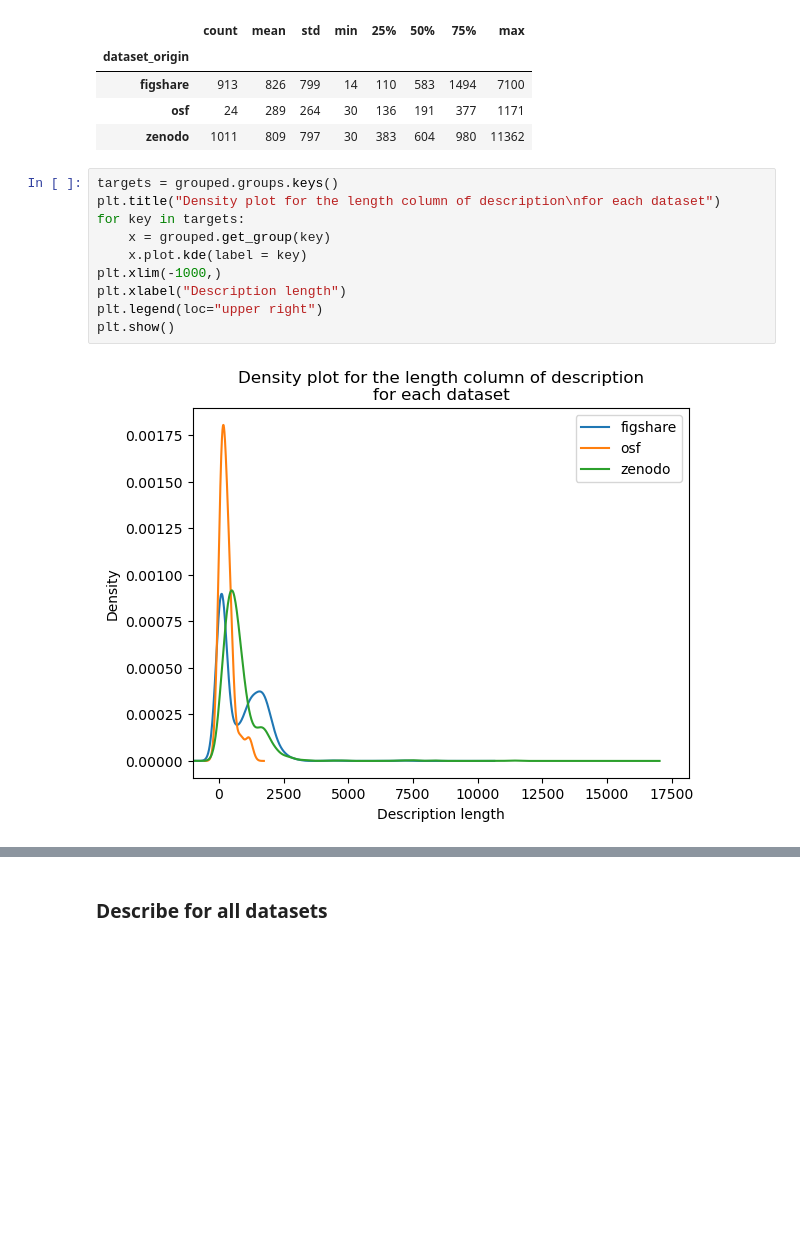
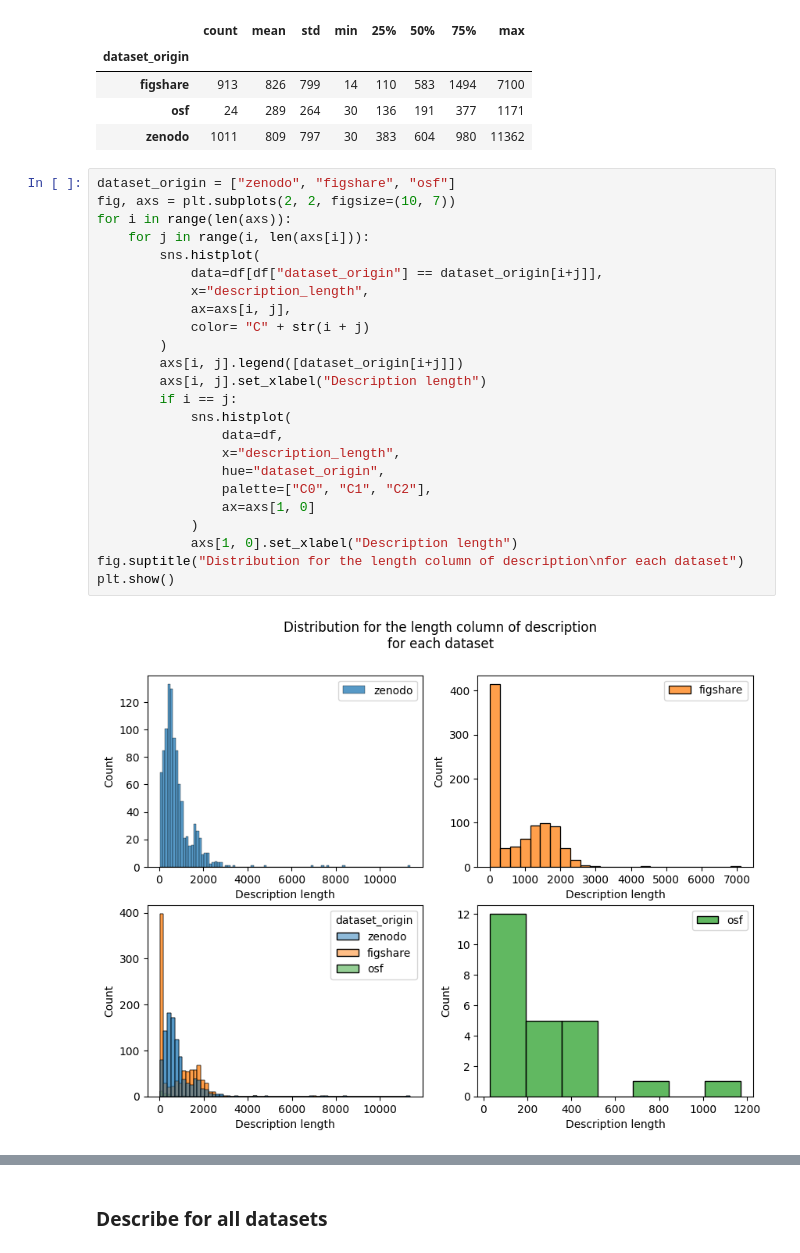
Before and after one commit to pierrepo/mdner, a Jupyter notebook: notebooks/annotation_analysis.ipynb, the cells around one changed output, grey strips where cells are left out. Saved outputs shown, nothing was run; the diff lists cells and outputs as text; blank space fills up the shorter version.

```diff
--- a/notebooks/annotation_analysis.ipynb
+++ b/notebooks/annotation_analysis.ipynb
@@ -35,14 +38,28 @@ grouped.describe()
 | osf | 24 | 289 | 264 | 30 | 136 | 191 | 377 | 1171 |
 | zenodo | 1011 | 809 | 797 | 30 | 383 | 604 | 980 | 11362 |
 # %%
-targets = grouped.groups.keys()
-plt.title("Density plot for the length column of description\nfor each dataset")
-for key in targets:
-    x = grouped.get_group(key)
-    x.plot.kde(label = key)
-plt.xlim(-1000,)
-plt.xlabel("Description length")
-plt.legend(loc="upper right")
+dataset_origin = ["zenodo", "figshare", "osf"]
+fig, axs = plt.subplots(2, 2, figsize=(10, 7))
+for i in range(len(axs)):
+    for j in range(i, len(axs[i])):
+        sns.histplot(
+            data=df[df["dataset_origin"] == dataset_origin[i+j]],
+            x="description_length",
+            ax=axs[i, j],
+            color= "C" + str(i + j)
+        )
+        axs[i, j].legend([dataset_origin[i+j]])
+        axs[i, j].set_xlabel("Description length")
+        if i == j:
+            sns.histplot(
+                data=df,
+                x="description_length",
+                hue="dataset_origin",
+                palette=["C0", "C1", "C2"],
+                ax=axs[1, 0]
+            )
+            axs[1, 0].set_xlabel("Description length")
+fig.suptitle("Distribution for the length column of description\nfor each dataset")
 plt.show()
 # %% [output]
-[figure, old version]
+[figure, new version]
```
Also changed, not shown: parts of 18 cells of this notebook.
